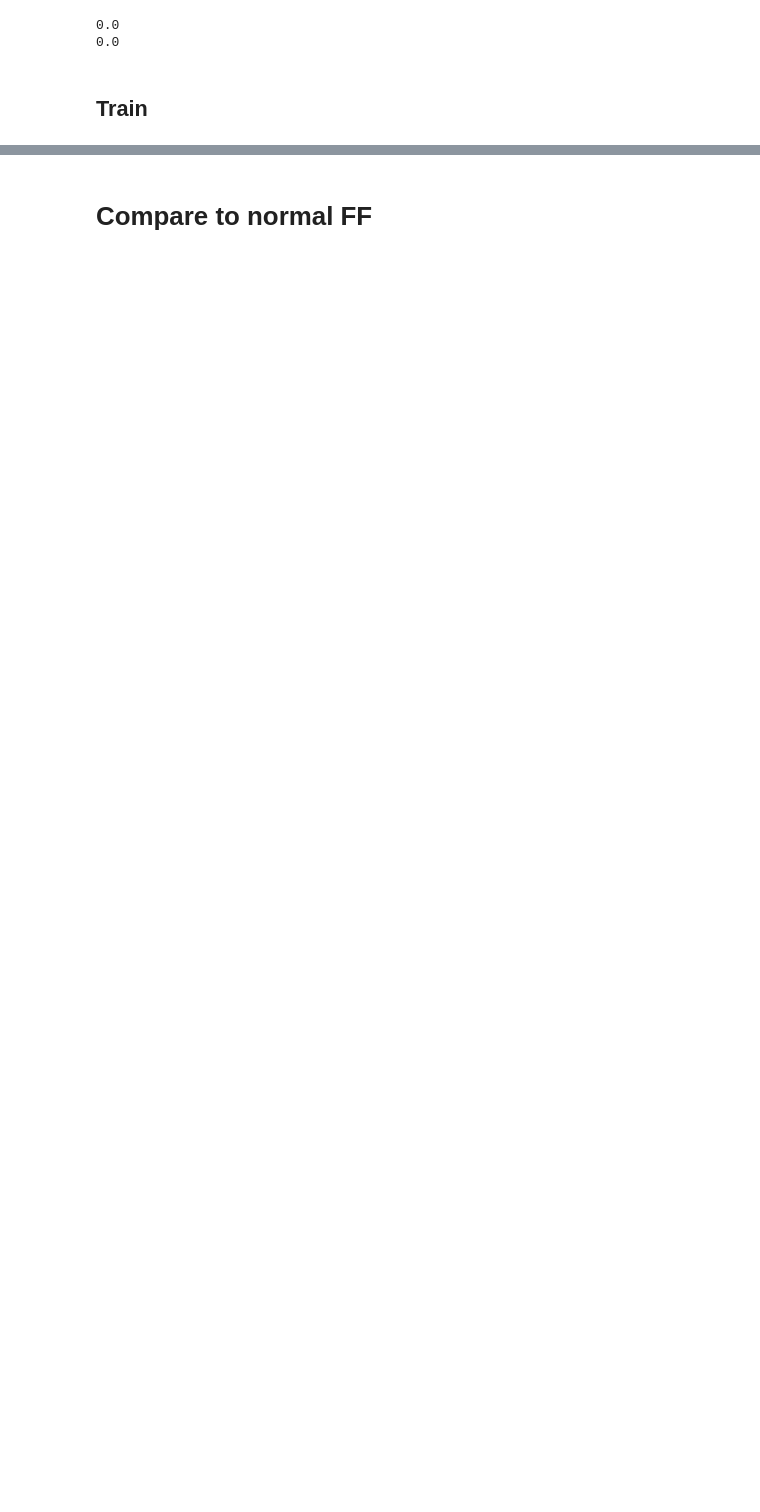
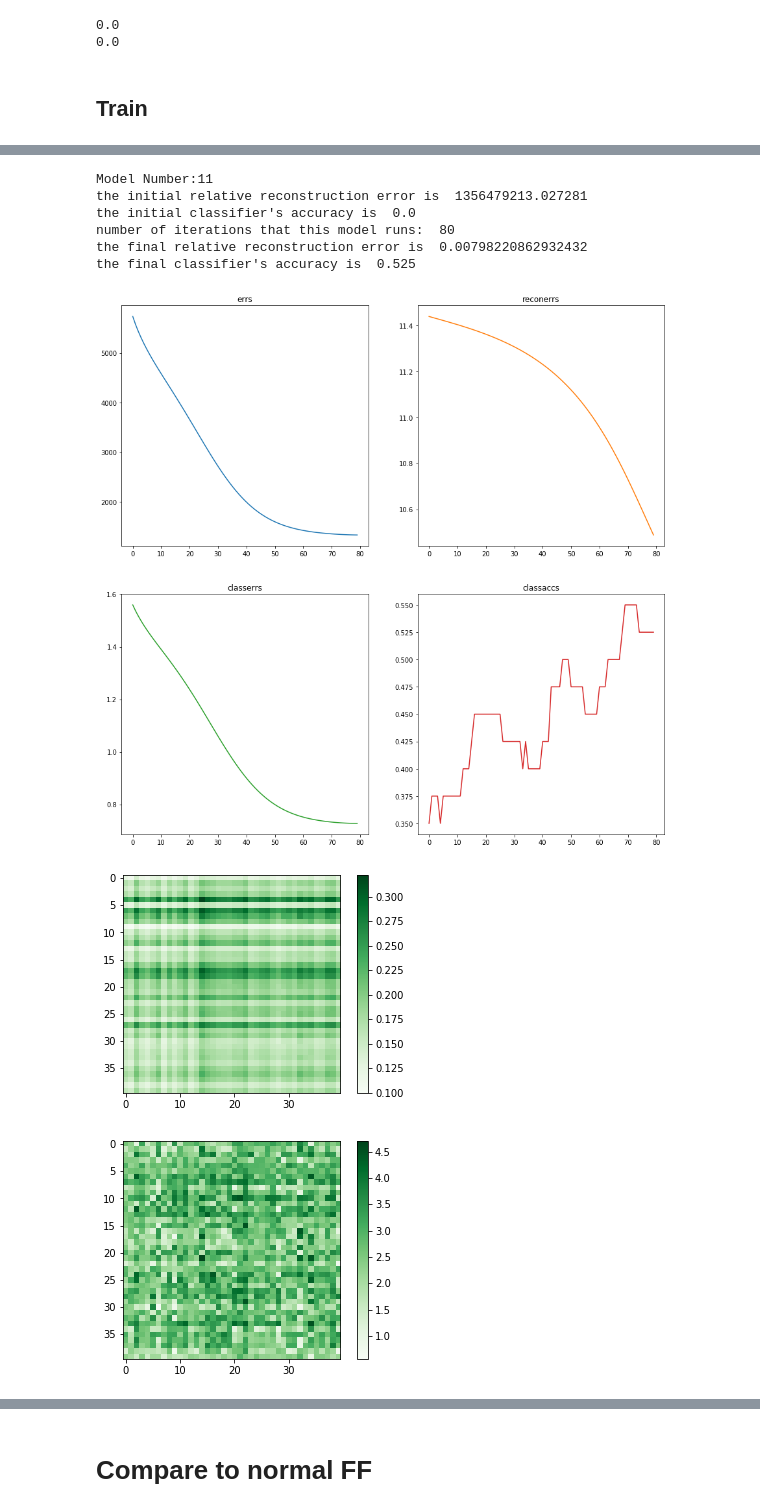
Before and after one commit to Kal-Lap/ssnmf, a Jupyter notebook: Convex_nmf_synthetic_exp.ipynb, the cells around one changed output, grey strips where cells are left out. Drawn from its saved outputs; the diff is of its cells as text; code cells hidden in the pictures; blank space fills up the shorter version.

```diff
--- a/Convex_nmf_synthetic_exp.ipynb
+++ b/Convex_nmf_synthetic_exp.ipynb
@@ -204,0 +307,64 @@ the final classifier's accuracy is  0.375
+# %%
+modelNum = 11
+print('Model Number:' + str(modelNum))
+k = 10
+model = SSNMF(X_c,k,Y = labelmat_c,lam=100*np.linalg.norm(X_c,'fro'),modelNum=modelNum)
+ini_error = model.fronorm(model.X, model.A, model.S, model.W)**2 + model.lam * model.fronorm_c(model.Y, model.C, model.S, model.L)**2
+
+#initial accuracy
+acc = model.accuracy()
+print("the initial relative reconstruction error is ", ini_error)
+print("the initial classifier's accuracy is ", acc)
+
+
+#final reconstruction error
+N = 10000
+[errs,reconerrs,classerrs,classaccs] = model.mult(numiters = N,saveerrs = True)
+size = reconerrs.shape[0]
+rel_error = reconerrs[size - 1]**2/(model.fronorm(model.X, model.A, model.S, model.W)**2 + model.lam * model.fronorm_c(model.Y, model.C, model.S, model.L)**2)
+acc = classaccs[size - 1]
+print("number of iterations that this model runs: ", size)
+print("the final relative reconstruction error is ", rel_error)
+print("the final classifier's accuracy is ", acc)
+
+#plot accuracy
+fig, axs = plt.subplots(2, 2,figsize=(15,15))
+axs[0, 0].plot(range(0,size), errs)
+axs[0, 0].set_title('errs')
+axs[0, 1].plot(range(0,size), reconerrs, 'tab:orange')
+axs[0, 1].set_title('reconerrs')
+axs[1, 0].plot(range(0,size), classerrs, 'tab:green')
+axs[1, 0].set_title('classerrs')
+axs[1, 1].plot(range(0,size), classaccs, 'tab:red')
+axs[1, 1].set_title('classaccs')
+
+plt.figure()
+d = plt.imshow(model.Y @ model.C @ model.S,cmap = 'Greens')
+plt.colorbar(d)
+plt.show()
+
+e = plt.imshow(model.A @ model.S,cmap = 'Greens')
+plt.colorbar(e)
+plt.show()
+
+f = plt.imshow(X_c,cmap = 'Greens')
+plt.colorbar(f)
+plt.show()
+
+g = plt.imshow(model.C,cmap = 'Greens')
+plt.colorbar(g)
+plt.show()
+
+h = plt.imshow(model.Y @ model.C,cmap = 'Greens')
+plt.colorbar(h)
+plt.show()
+# %% [output]
+Model Number:11
+the initial relative reconstruction error is  1356479213.027281
+the initial classifier's accuracy is  0.0
+number of iterations that this model runs:  80
+the final relative reconstruction error is  0.00798220862932432
+the final classifier's accuracy is  0.525
+[figure, added]
+[figure, added]
+[figure, added]
```
Also changed, not shown: parts of 25 cells of this notebook.
